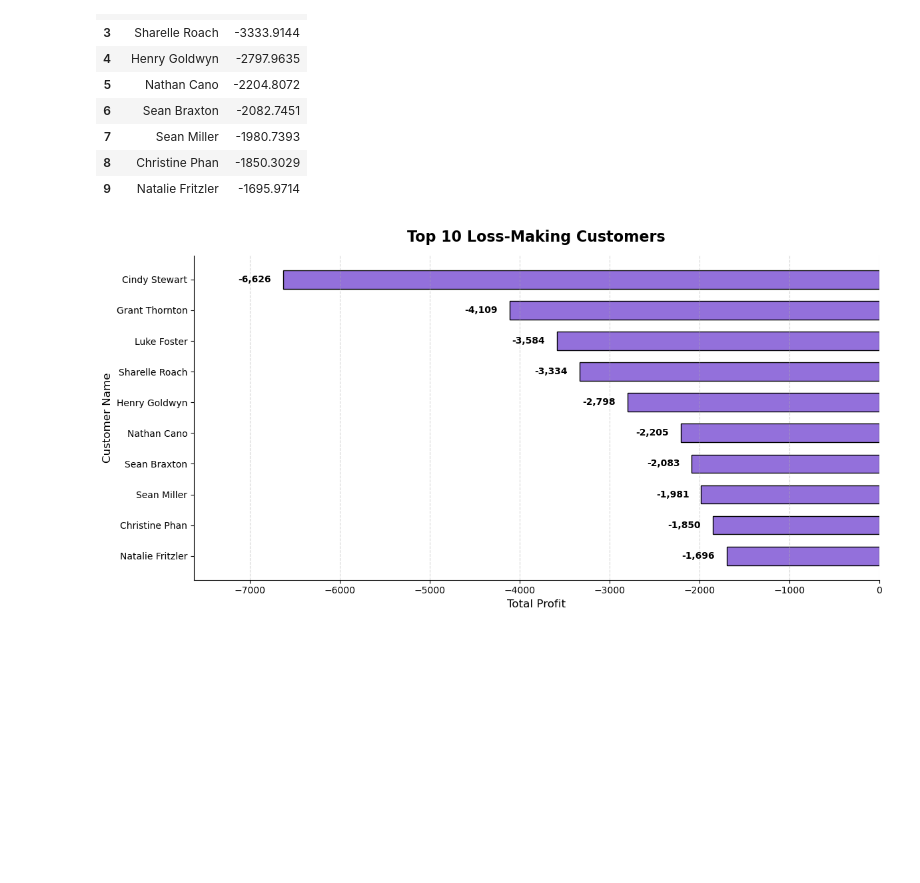
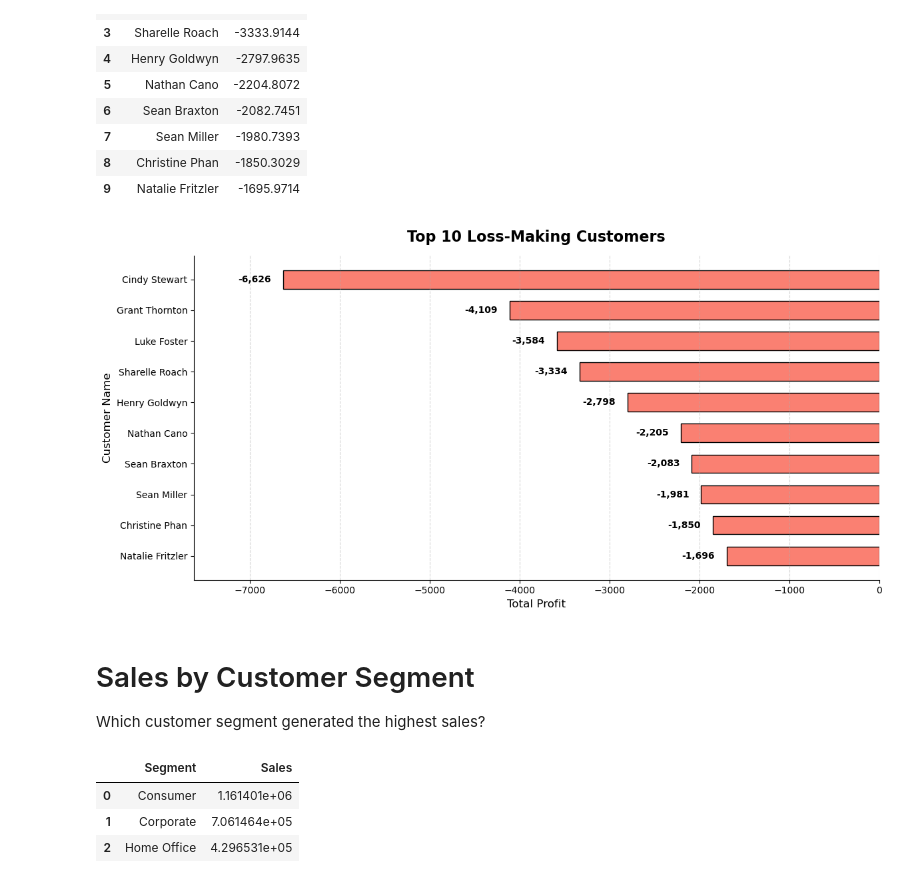
Before and after one commit to nilesh-2006/E-Commerce-Sales-Analysis, a Jupyter notebook: notebooks/06_customer_analysis.ipynb, the cells around one changed output. Saved outputs shown, nothing was run; the diff lists cells and outputs as text; code cells hidden in the pictures; blank space fills up the shorter version.

```diff
--- a/notebooks/06_customer_analysis.ipynb
+++ b/notebooks/06_customer_analysis.ipynb
@@ -214,7 +217,8 @@ top10_loss_customers
 plt.figure(figsize=(12,6))
 
 bars = plt.barh(top10_loss_customers["Customer Name"], top10_loss_customers["Profit"],
-         color="mediumpurple",
+         color="salmon",
+
          edgecolor="black",
          height=0.6)
 
@@ -227,34 +231,46 @@ plt.ylabel("Customer Name", fontsize=12)
 
 plt.grid(axis="x", linestyle="--", alpha=0.5)
 
+plt.xticks(fontsize=10)
 plt.yticks(fontsize=10)
 
 # Extra Space for labels
 plt.xlim(top10_loss_customers["Profit"].min() * 1.15,0)
 
 offset = abs(top10_loss_customers["Profit"].min()) * 0.02
 
 for bar in bars:
     plt.text(
         bar.get_width() - offset,
         bar.get_y() + bar.get_height()/2,
         f"{bar.get_width():,.0f}",
         va="center", ha="right",
         fontsize=10,
         fontweight="bold"
     )
 
 plt.gca().spines["top"].set_visible(False)
 plt.gca().spines["right"].set_visible(False)
 
 plt.tight_layout()
 
 plt.savefig(
     "../visualizations/customers/top10_loss_customers.png",
     dpi=300,
     bbox_inches="tight"
 )
 
 plt.show()
 # %% [output]
-[figure, old version]
+[figure, new version]
+# %% [markdown]
+# Sales by Customer Segment
+Which customer segment generated the highest sales?
+# %%
+segment_sales  = (df.groupby("Segment")["Sales"].sum().reset_index())
+segment_sales
+# %% [output]
+|  | Segment | Sales |
+| 0 | Consumer | 1.161401e+06 |
+| 1 | Corporate | 7.061464e+05 |
+| 2 | Home Office | 4.296531e+05 |
```
Also changed, not shown: parts of 30 cells of this notebook, 21 other files.
